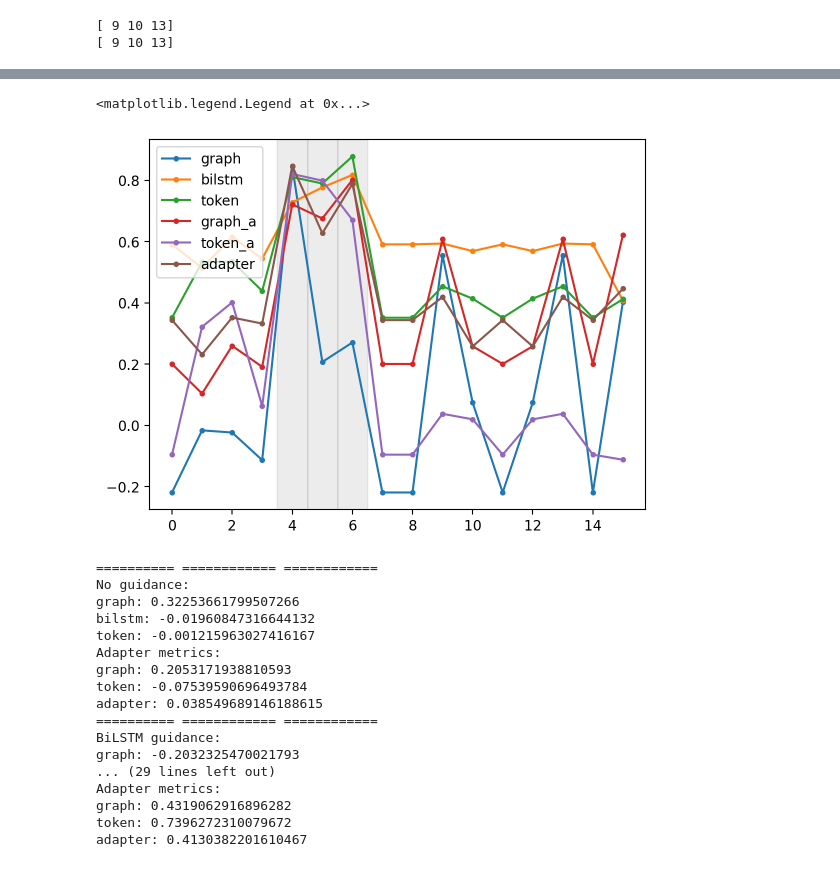
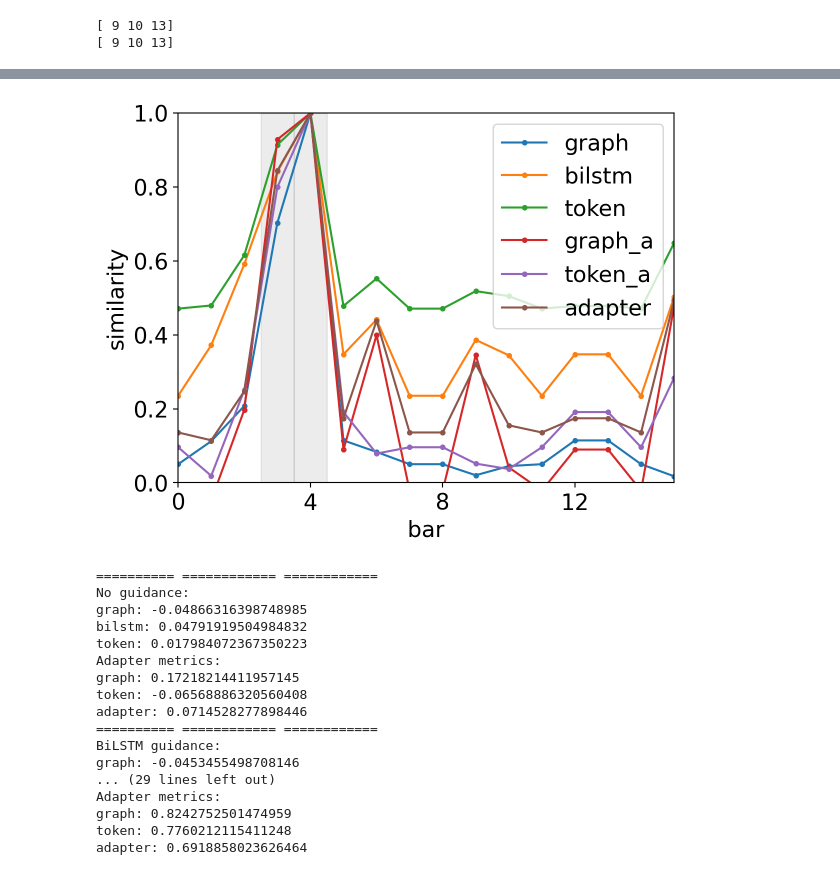
Before and after one commit to maximoskp/GraphMelHarm, a Jupyter notebook: test_generate.ipynb, the cells around one changed output, grey strips where cells are left out. Cells and saved outputs as stored; diff of their text form; code cells hidden in the pictures.

```diff
--- a/test_generate.ipynb
+++ b/test_generate.ipynb
@@ -11,6 +11,16 @@ from eval_utils import eval_for_chords_string
 import matplotlib.pyplot as plt
 from itertools import groupby
 from copy import deepcopy
+# %%
+# Set global font sizes
+font_size_global = 16
+# Also remove top title
+plt.rcParams['font.size'] = font_size_global
+plt.rcParams['axes.titlesize'] = font_size_global
+plt.rcParams['axes.labelsize'] = font_size_global
+plt.rcParams['xtick.labelsize'] = font_size_global
+plt.rcParams['ytick.labelsize'] = font_size_global
+plt.rcParams['legend.fontsize'] = font_size_global
 # %%
 tokenizer = CSGridMLMTokenizer(
     fixed_length=80,
@@ -121,7 +131,7 @@ guidance_position_weight = 0.2#0.5
 
 # in_seq = 'b_F#:7_@2;B:7_@2b_E:7_@2;A#:7_@2;'
 # in_seq = 'b_A#:7_@2;A:min6_@2'
-in_seq = 'b_F:min_@2;A#:min_@2'
+# in_seq = 'b_F:min_@2;A#:min_@2'
 # in_seq = 'b_E:7_@2;A:7_@2b_F:7_@2;A#:7_@2'
 # in_seq = 'b_E:min6_@2;A:7_@2b_F:min6_@2;A#:7_@2'
 # in_seq = 'G:maj;D:maj;G#:maj;D#:maj'
@@ -129,7 +139,7 @@ in_seq = 'b_F:min_@2;A#:min_@2'
 
 # in_seq = 'b_C:7_@4b_F:7_@4'
 # in_seq = 'b_C#:7_@4b_C:maj_@4'
-# in_seq = 'b_E:7_@2;A:7_@2b_D:7_@2;G:7_@2'
+in_seq = 'b_E:7_@2;A:7_@2b_D:7_@2;G:7_@2'
 # %%
 patterns = [
     'b_E:7_@2;A:9_@2',
@@ -591,19 +619,25 @@ plt.legend([line1, line2, line3, line4, line5, line6], ['graph', 'bilstm', 'toke
 # %%
 ax = plt.gca()
 for bar in bars_of_interest_adapter:
     ax.axvspan(bar - 0.5, bar + 0.5, color='gray', alpha=0.15, zorder=0)
 
 line1, = plt.plot(eval_adapter['graph'], '.-')
 line2, = plt.plot(eval_adapter['bilstm'], '.-')
 line3, = plt.plot(eval_adapter['token'], '.-')
 line4, = plt.plot(eval_adapter_adapter['graph'], '.-')
 line5, = plt.plot(eval_adapter_adapter['token'], '.-')
 line6, = plt.plot(eval_adapter_adapter['adapter'], '.-')
 
 plt.legend([line1, line2, line3, line4, line5, line6], ['graph', 'bilstm', 'token', 'graph_a', 'token_a', 'adapter'])
+plt.xlim(0, 15)
+plt.ylim(0, 1)
+plt.xticks([0, 4, 8, 12])
+
+plt.xlabel('bar')
+plt.ylabel('similarity')
+plt.savefig('figs/gen_guided_adapter_example.png', dpi=300)
 # %% [output]
-<matplotlib.legend.Legend at 0x...>
-[figure, old version]
+[figure, new version]
 # %%
 # activation_diff_no = {}
 # under_eval = eval_no
@@ -754,18 +788,18 @@ for k,v in activation_diff_adapter_adapter.items():
 # %% [output]
 ========== ============ ============
 No guidance:
-graph: 0.32253661799507266
-bilstm: -0.01960847316644132
-token: -0.001215963027416167
+graph: -0.04866316398748985
+bilstm: 0.04791919504984832
+token: 0.017984072367350223
 Adapter metrics:
-graph: 0.2053171938810593
-token: -0.07539590696493784
-adapter: 0.038549689146188615
+graph: 0.17218214411957145
+token: -0.06568886320560408
+adapter: 0.0714528277898446
 ========== ============ ============
 BiLSTM guidance:
-graph: -0.2032325470021793
+graph: -0.0453455498708146
 ... (29 lines left out)
 Adapter metrics:
-graph: 0.4319062916896282
-token: 0.7396272310079672
-adapter: 0.4130382201610467
+graph: 0.8242752501474959
+token: 0.7760212115411248
+adapter: 0.6918858023626464
```
Also changed, not shown: parts of 9 cells of this notebook, 51 other files.
